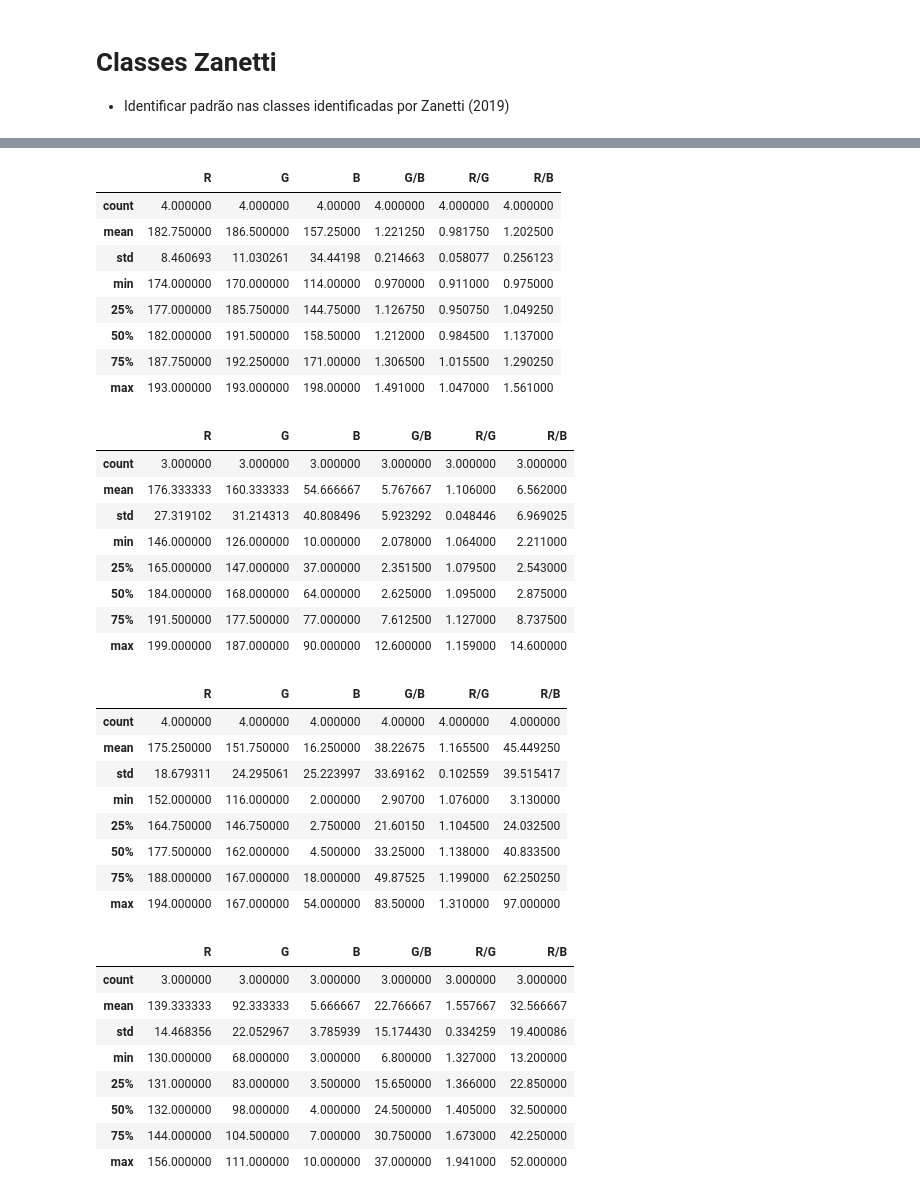
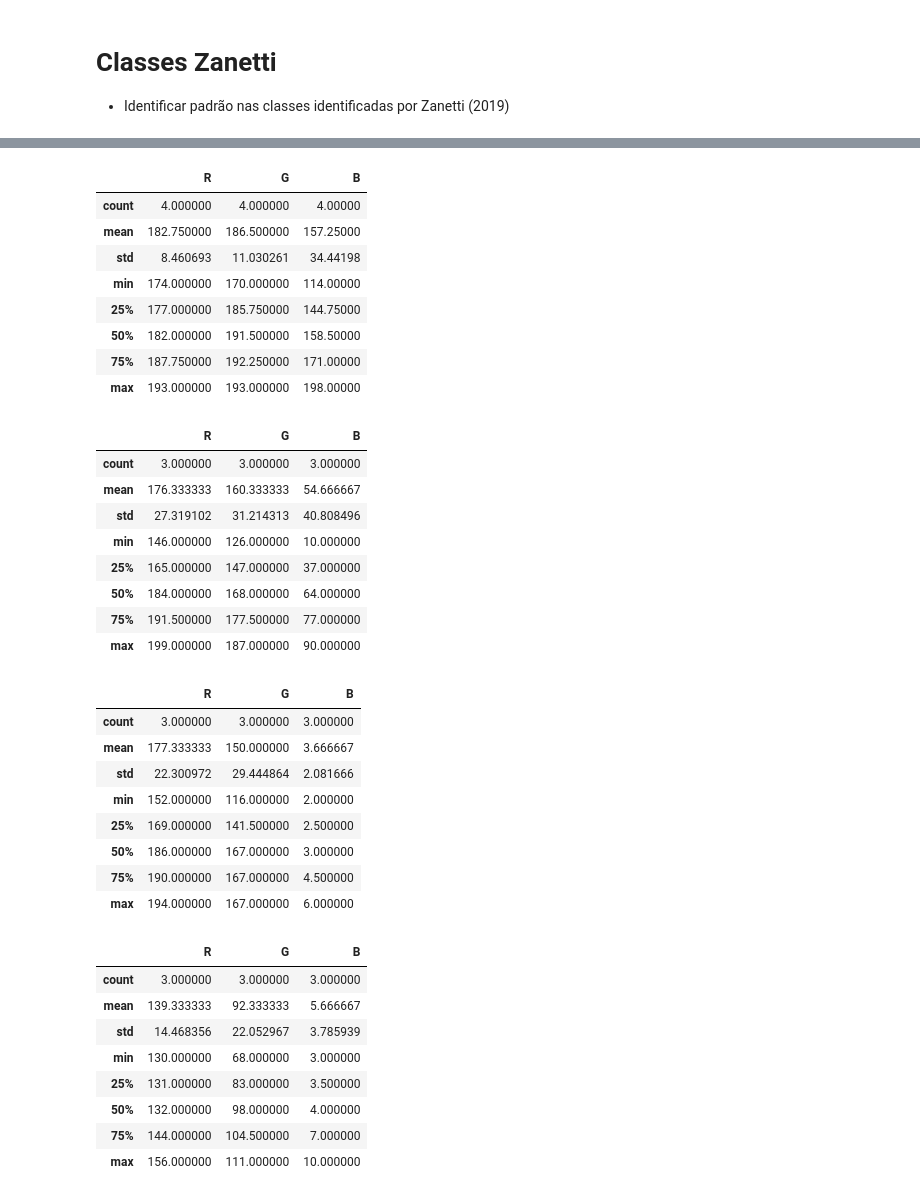
Before and after one commit to LaPoGeoMar/Proj_Pellets_Amarelamento, a Jupyter notebook: notebooks/rotina_08_classes_zanetti.ipynb, the cells around one changed output, grey strips where cells are left out. Drawn from its saved outputs; the diff is of its cells as text; code cells hidden in the pictures.

```diff
--- a/notebooks/rotina_08_classes_zanetti.ipynb
+++ b/notebooks/rotina_08_classes_zanetti.ipynb
@@ -234,13 +243,13 @@ nulo.describe()
 # %%
-baixo = df.iloc[4:8]
+baixo = df.iloc[3:7]
 baixo.describe()
 # %% [output]
-|  | R | G | B | G/B | R/G | R/B |
-| count | 4.000000 | 4.000000 | 4.00000 | 4.000000 | 4.000000 | 4.000000 |
-| mean | 182.750000 | 186.500000 | 157.25000 | 1.221250 | 0.981750 | 1.202500 |
-| std | 8.460693 | 11.030261 | 34.44198 | 0.214663 | 0.058077 | 0.256123 |
-| min | 174.000000 | 170.000000 | 114.00000 | 0.970000 | 0.911000 | 0.975000 |
-| 25% | 177.000000 | 185.750000 | 144.75000 | 1.126750 | 0.950750 | 1.049250 |
-| 50% | 182.000000 | 191.500000 | 158.50000 | 1.212000 | 0.984500 | 1.137000 |
-| 75% | 187.750000 | 192.250000 | 171.00000 | 1.306500 | 1.015500 | 1.290250 |
-| max | 193.000000 | 193.000000 | 198.00000 | 1.491000 | 1.047000 | 1.561000 |
+|  | R | G | B |
+| count | 4.000000 | 4.000000 | 4.00000 |
+| mean | 182.750000 | 186.500000 | 157.25000 |
+| std | 8.460693 | 11.030261 | 34.44198 |
+| min | 174.000000 | 170.000000 | 114.00000 |
+| 25% | 177.000000 | 185.750000 | 144.75000 |
+| 50% | 182.000000 | 191.500000 | 158.50000 |
+| 75% | 187.750000 | 192.250000 | 171.00000 |
+| max | 193.000000 | 193.000000 | 198.00000 |
@@ -247,13 +264,13 @@ baixo.describe()
 # %%
-moderado = df.iloc[8:11]
+moderado = df.iloc[7:10]
 moderado.describe()
 # %% [output]
-|  | R | G | B | G/B | R/G | R/B |
-| count | 3.000000 | 3.000000 | 3.000000 | 3.000000 | 3.000000 | 3.000000 |
-| mean | 176.333333 | 160.333333 | 54.666667 | 5.767667 | 1.106000 | 6.562000 |
-| std | 27.319102 | 31.214313 | 40.808496 | 5.923292 | 0.048446 | 6.969025 |
-| min | 146.000000 | 126.000000 | 10.000000 | 2.078000 | 1.064000 | 2.211000 |
-| 25% | 165.000000 | 147.000000 | 37.000000 | 2.351500 | 1.079500 | 2.543000 |
-| 50% | 184.000000 | 168.000000 | 64.000000 | 2.625000 | 1.095000 | 2.875000 |
-| 75% | 191.500000 | 177.500000 | 77.000000 | 7.612500 | 1.127000 | 8.737500 |
-| max | 199.000000 | 187.000000 | 90.000000 | 12.600000 | 1.159000 | 14.600000 |
+|  | R | G | B |
+| count | 3.000000 | 3.000000 | 3.000000 |
+| mean | 176.333333 | 160.333333 | 54.666667 |
+| std | 27.319102 | 31.214313 | 40.808496 |
+| min | 146.000000 | 126.000000 | 10.000000 |
+| 25% | 165.000000 | 147.000000 | 37.000000 |
+| 50% | 184.000000 | 168.000000 | 64.000000 |
+| 75% | 191.500000 | 177.500000 | 77.000000 |
+| max | 199.000000 | 187.000000 | 90.000000 |
@@ -260,13 +285,13 @@ moderado.describe()
 # %%
-alto = df.iloc[0:4]
+alto = df.iloc[0:3]
 alto.describe()
 # %% [output]
-|  | R | G | B | G/B | R/G | R/B |
-| count | 4.000000 | 4.000000 | 4.000000 | 4.00000 | 4.000000 | 4.000000 |
-| mean | 175.250000 | 151.750000 | 16.250000 | 38.22675 | 1.165500 | 45.449250 |
-| std | 18.679311 | 24.295061 | 25.223997 | 33.69162 | 0.102559 | 39.515417 |
-| min | 152.000000 | 116.000000 | 2.000000 | 2.90700 | 1.076000 | 3.130000 |
-| 25% | 164.750000 | 146.750000 | 2.750000 | 21.60150 | 1.104500 | 24.032500 |
-| 50% | 177.500000 | 162.000000 | 4.500000 | 33.25000 | 1.138000 | 40.833500 |
-| 75% | 188.000000 | 167.000000 | 18.000000 | 49.87525 | 1.199000 | 62.250250 |
-| max | 194.000000 | 167.000000 | 54.000000 | 83.50000 | 1.310000 | 97.000000 |
+|  | R | G | B |
+| count | 3.000000 | 3.000000 | 3.000000 |
+| mean | 177.333333 | 150.000000 | 3.666667 |
+| std | 22.300972 | 29.444864 | 2.081666 |
+| min | 152.000000 | 116.000000 | 2.000000 |
+| 25% | 169.000000 | 141.500000 | 2.500000 |
+| 50% | 186.000000 | 167.000000 | 3.000000 |
+| 75% | 190.000000 | 167.000000 | 4.500000 |
+| max | 194.000000 | 167.000000 | 6.000000 |
@@ -273,13 +306,13 @@ alto.describe()
 # %%
-muitoalto = df.iloc[11:14]
+muitoalto = df.iloc[10:13]
 muitoalto.describe()
 # %% [output]
-|  | R | G | B | G/B | R/G | R/B |
-| count | 3.000000 | 3.000000 | 3.000000 | 3.000000 | 3.000000 | 3.000000 |
-| mean | 139.333333 | 92.333333 | 5.666667 | 22.766667 | 1.557667 | 32.566667 |
-| std | 14.468356 | 22.052967 | 3.785939 | 15.174430 | 0.334259 | 19.400086 |
-| min | 130.000000 | 68.000000 | 3.000000 | 6.800000 | 1.327000 | 13.200000 |
-| 25% | 131.000000 | 83.000000 | 3.500000 | 15.650000 | 1.366000 | 22.850000 |
-| 50% | 132.000000 | 98.000000 | 4.000000 | 24.500000 | 1.405000 | 32.500000 |
-| 75% | 144.000000 | 104.500000 | 7.000000 | 30.750000 | 1.673000 | 42.250000 |
-| max | 156.000000 | 111.000000 | 10.000000 | 37.000000 | 1.941000 | 52.000000 |
+|  | R | G | B |
+| count | 3.000000 | 3.000000 | 3.000000 |
+| mean | 139.333333 | 92.333333 | 5.666667 |
+| std | 14.468356 | 22.052967 | 3.785939 |
+| min | 130.000000 | 68.000000 | 3.000000 |
+| 25% | 131.000000 | 83.000000 | 3.500000 |
+| 50% | 132.000000 | 98.000000 | 4.000000 |
+| 75% | 144.000000 | 104.500000 | 7.000000 |
+| max | 156.000000 | 111.000000 | 10.000000 |
```
Also changed, not shown: parts of 12 cells of this notebook, 3 other files.
